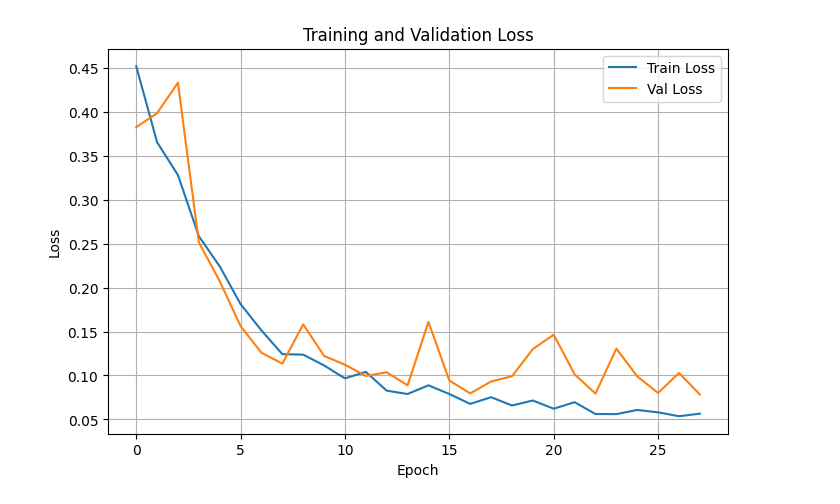
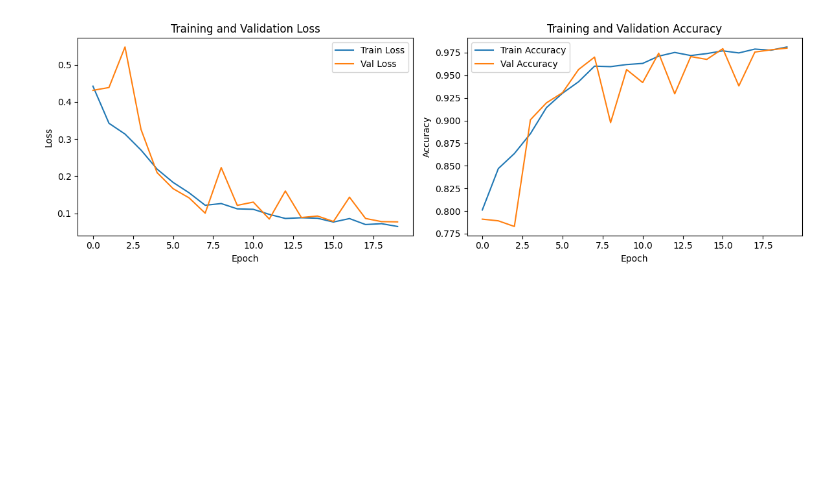
Before and after one commit to alinioan/Hydropower-plant-prediction, a Jupyter notebook: main_raster.ipynb, the cells around one changed output. Saved outputs shown, nothing was run; the diff lists cells and outputs as text; code cells hidden in the pictures; blank space fills up the shorter version.

Commit message:
Changed model to classification using CNNs and made a class for creating a map with predictions from the trained model
Signed-off-by: Alin Alexandru <alin.alex1000@gmail.com>

```diff
--- a/main_raster.ipynb
+++ b/main_raster.ipynb
@@ -50,10 +83,9 @@ val_loader   = DataLoader(val_dataset, batch_size=16)
 # %%
 import segmentation_models_pytorch as smp
 
-model = smp.Unet(
-    encoder_name="resnet34",        # backbone
-    encoder_weights="imagenet",     # use pretrained
-    in_channels=8,                  # number of feature channels
-    classes=2,                      # good/bad
-)
+model = models.resnet34(pretrained=True)
+# Modify first layer for multi-channel input
+model.conv1 = nn.Conv2d(in_channels=8, out_channels=64, kernel_size=7, stride=2, padding=3, bias=False)
+# Modify final layer
+model.fc = nn.Linear(model.fc.in_features, out_features=2)
 # %%
@@ -127,15 +234,28 @@ Epoch 6, Val Loss: 0.1561
 # %%
-def plot_loss(train_losses, val_losses):
-    plt.figure(figsize=(8, 5))
-    plt.plot(train_losses, label="Train Loss")
-    plt.plot(val_losses, label="Val Loss")
-    plt.xlabel("Epoch")
-    plt.ylabel("Loss")
-    plt.title("Training and Validation Loss")
-    plt.legend()
-    plt.grid(True)
-    plt.show()
+def plot_training_curves():
+    if len(train_losses) > 0:
+        fig, (ax1, ax2) = plt.subplots(1, 2, figsize=(12, 4))
 
-plot_loss(train_losses, val_losses)
+        # Loss curves
+        ax1.plot(train_losses, label='Train Loss')
+        ax1.plot(val_losses, label='Val Loss')
+        ax1.set_xlabel('Epoch')
+        ax1.set_ylabel('Loss')
+        ax1.set_title('Training and Validation Loss')
+        ax1.legend()
+
+        # Accuracy curves
+        ax2.plot(train_accuracies, label='Train Accuracy')
+        ax2.plot(val_accuracies, label='Val Accuracy')
+        ax2.set_xlabel('Epoch')
+        ax2.set_ylabel('Accuracy')
+        ax2.set_title('Training and Validation Accuracy')
+        ax2.legend()
+
+        plt.tight_layout()
+        plt.savefig('training_curves.png')
+        plt.show()
+
+plot_training_curves()
 # %% [output]
-[figure, old version]
+[figure, new version]
```
Also changed, not shown: parts of 14 cells of this notebook, 9 other files.
